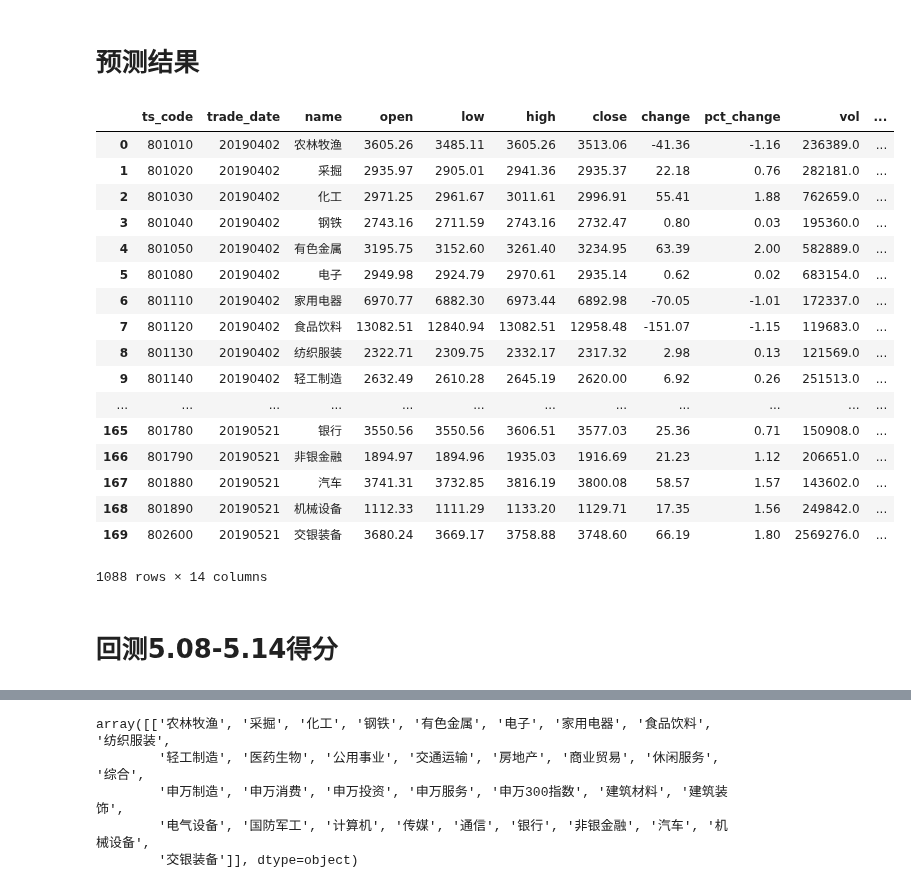
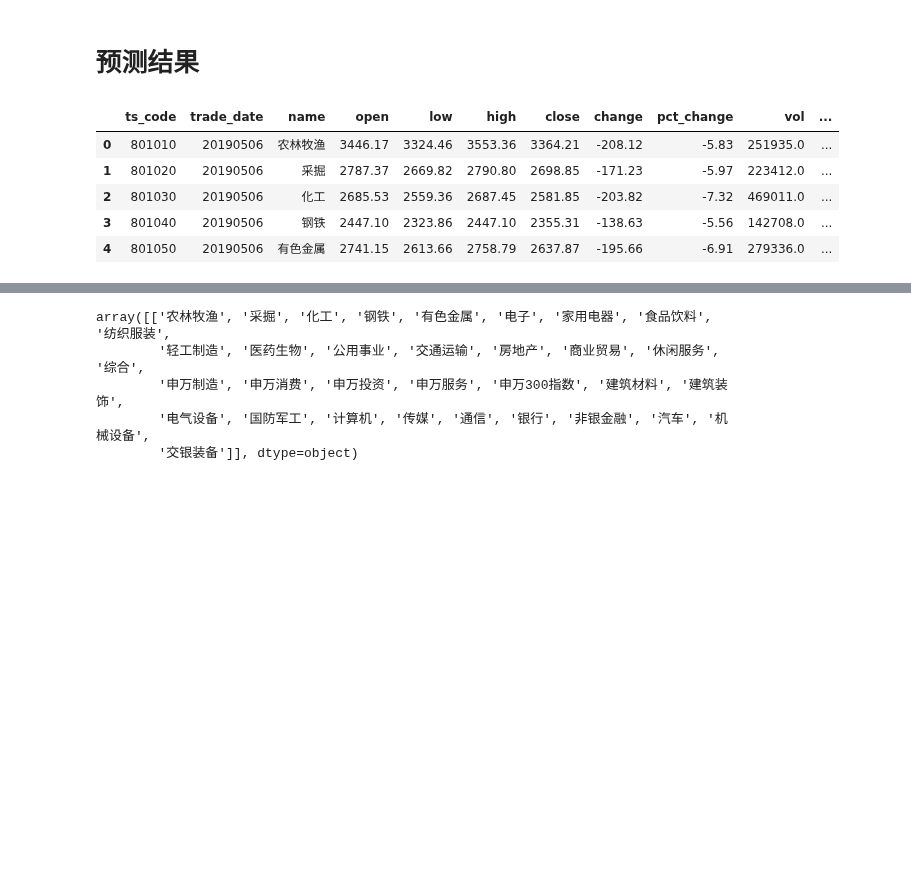
Before and after one commit to sharyxue/News-to-Predict-Stock-Movements, a Jupyter notebook: Code/stockprocessing.ipynb, the cells around one changed output, grey strips where cells are left out. Cells and saved outputs as stored; diff of their text form; code cells hidden in the pictures; blank space fills up the shorter version.

```diff
--- a/Code/stockprocessing.ipynb
+++ b/Code/stockprocessing.ipynb
@@ -136,35 +145,23 @@ dtype: float64
 # %% [markdown]
 # 预测结果
 # %%
-df_test1= pd.read_csv(r'.././Data/20190506_STOCK.csv')
-df_test2 = pd.read_csv(r'.././Data/20190514_STOCK.csv')
-df_test3 = pd.read_csv(r'.././Data/20190521_STOCK.csv')
+df_test1 = pd.read_csv(r'../Data/20190514_STOCK.csv')
+df_test2 = pd.read_csv(r'../Data/20190521_STOCK.csv')
+df_test3 = pd.read_csv(r'../Data/20190528_STOCK.csv')
 df_test4 = pd.concat([df_test1,df_test2,df_test3])
+# df_test4.iloc[1:3]
 # df_test4 = df_test4[~df_test4.index.duplicated()]
-df_test4
+df_test4.head()
+# df_test4
 # %% [output]
 |  | ts_code | trade_date | name | open | low | high | close | change | pct_change | vol | ... |
-| 0 | 801010 | 20190402 | 农林牧渔 | 3605.26 | 3485.11 | 3605.26 | 3513.06 | -41.36 | -1.16 | 236389.0 | ... |
-| 1 | 801020 | 20190402 | 采掘 | 2935.97 | 2905.01 | 2941.36 | 2935.37 | 22.18 | 0.76 | 282181.0 | ... |
-| 2 | 801030 | 20190402 | 化工 | 2971.25 | 2961.67 | 3011.61 | 2996.91 | 55.41 | 1.88 | 762659.0 | ... |
-| 3 | 801040 | 20190402 | 钢铁 | 2743.16 | 2711.59 | 2743.16 | 2732.47 | 0.80 | 0.03 | 195360.0 | ... |
-| 4 | 801050 | 20190402 | 有色金属 | 3195.75 | 3152.60 | 3261.40 | 3234.95 | 63.39 | 2.00 | 582889.0 | ... |
-| 5 | 801080 | 20190402 | 电子 | 2949.98 | 2924.79 | 2970.61 | 2935.14 | 0.62 | 0.02 | 683154.0 | ... |
-| 6 | 801110 | 20190402 | 家用电器 | 6970.77 | 6882.30 | 6973.44 | 6892.98 | -70.05 | -1.01 | 172337.0 | ... |
-| 7 | 801120 | 20190402 | 食品饮料 | 13082.51 | 12840.94 | 13082.51 | 12958.48 | -151.07 | -1.15 | 119683.0 | ... |
-| 8 | 801130 | 20190402 | 纺织服装 | 2322.71 | 2309.75 | 2332.17 | 2317.32 | 2.98 | 0.13 | 121569.0 | ... |
-| 9 | 801140 | 20190402 | 轻工制造 | 2632.49 | 2610.28 | 2645.19 | 2620.00 | 6.92 | 0.26 | 251513.0 | ... |
-| ... | ... | ... | ... | ... | ... | ... | ... | ... | ... | ... | ... |
-| 165 | 801780 | 20190521 | 银行 | 3550.56 | 3550.56 | 3606.51 | 3577.03 | 25.36 | 0.71 | 150908.0 | ... |
-| 166 | 801790 | 20190521 | 非银金融 | 1894.97 | 1894.96 | 1935.03 | 1916.69 | 21.23 | 1.12 | 206651.0 | ... |
-| 167 | 801880 | 20190521 | 汽车 | 3741.31 | 3732.85 | 3816.19 | 3800.08 | 58.57 | 1.57 | 143602.0 | ... |
-| 168 | 801890 | 20190521 | 机械设备 | 1112.33 | 1111.29 | 1133.20 | 1129.71 | 17.35 | 1.56 | 249842.0 | ... |
-| 169 | 802600 | 20190521 | 交银装备 | 3680.24 | 3669.17 | 3758.88 | 3748.60 | 66.19 | 1.80 | 2569276.0 | ... |
+| 0 | 801010 | 20190506 | 农林牧渔 | 3446.17 | 3324.46 | 3553.36 | 3364.21 | -208.12 | -5.83 | 251935.0 | ... |
+| 1 | 801020 | 20190506 | 采掘 | 2787.37 | 2669.82 | 2790.80 | 2698.85 | -171.23 | -5.97 | 223412.0 | ... |
+| 2 | 801030 | 20190506 | 化工 | 2685.53 | 2559.36 | 2687.45 | 2581.85 | -203.82 | -7.32 | 469011.0 | ... |
+| 3 | 801040 | 20190506 | 钢铁 | 2447.10 | 2323.86 | 2447.10 | 2355.31 | -138.63 | -5.56 | 142708.0 | ... |
+| 4 | 801050 | 20190506 | 有色金属 | 2741.15 | 2613.66 | 2758.79 | 2637.87 | -195.66 | -6.91 | 279336.0 | ... |
-1088 rows × 14 columns
 # %%
 df_test4['vol_change'] = df_test4.groupby(["ts_code"])['vol'].pct_change()
 df_test4['low_change'] = df_test4.groupby(["ts_code"])['low'].pct_change()
 df_test4['high_change'] = df_test4.groupby(["ts_code"])['high'].pct_change()
 df_test4 =  df_test4[['ts_code','trade_date','name','pct_change','vol_change','high_change','low_change','y']]
-# %% [markdown]
-# 回测5.08-5.14得分
```
Also changed, not shown: parts of 28 cells of this notebook.
